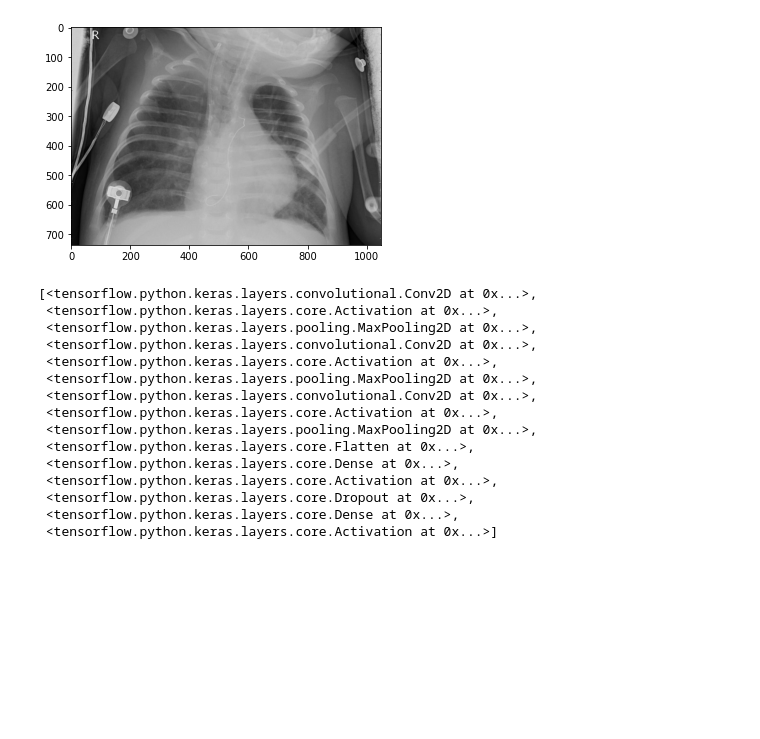
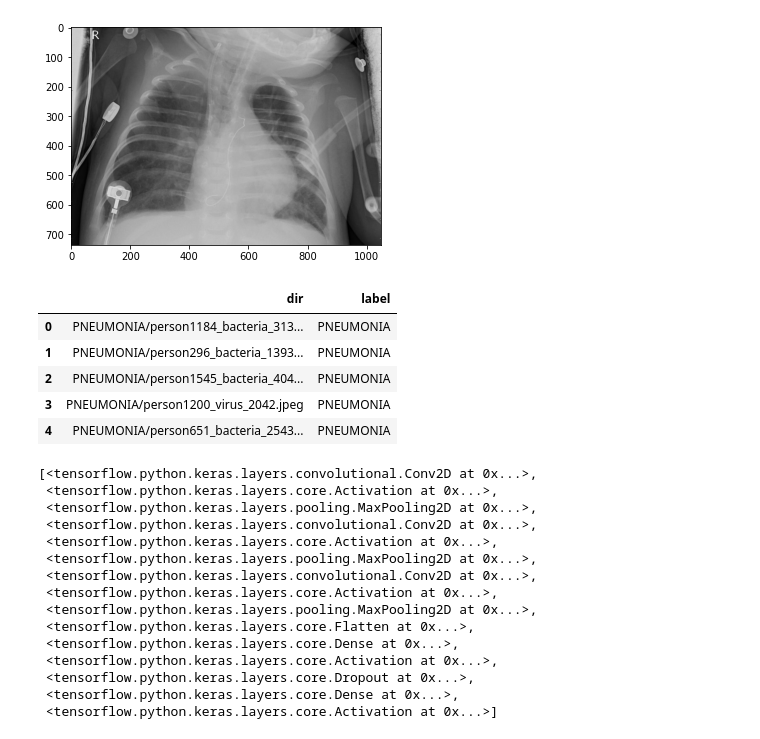
Before and after one commit to maloyan/HW_keras, a Jupyter notebook: hw.ipynb, the cells around one changed output. Saved outputs shown, nothing was run; the diff lists cells and outputs as text; code cells hidden in the pictures; blank space fills up the shorter version.

```diff
--- a/hw.ipynb
+++ b/hw.ipynb
@@ -108,3 +110,29 @@ img_width, img_height = 150, 150
+# %%
+train = []
+train_y = []
+test = []
+test_y = []
+for i in ['PNEUMONIA', 'NORMAL']:
+    for j in os.listdir('./chest_xray/train/' + i + '/'):
+        train.append(i + '/' + j)
+        train_y.append(i)
+
+    for j in os.listdir('./chest_xray/test/' + i + '/'):
+        test.append(i + '/' + j)
+        test_y.append(i)
+#train_ = []
+# %%
+df_train = pd.DataFrame({'dir':train, 'label':train_y})
+df_test = pd.DataFrame({'dir':test, 'label':test_y})
+# %%
+df_train.head()
+# %% [output]
+|  | dir | label |
+| 0 | PNEUMONIA/person1184_bacteria_313... | PNEUMONIA |
+| 1 | PNEUMONIA/person296_bacteria_1393... | PNEUMONIA |
+| 2 | PNEUMONIA/person1545_bacteria_404... | PNEUMONIA |
+| 3 | PNEUMONIA/person1200_virus_2042.jpeg | PNEUMONIA |
+| 4 | PNEUMONIA/person651_bacteria_2543... | PNEUMONIA |
 # %%
 train_data_dir = PATH + 'train'
 validation_data_dir = PATH + 'val'
```
Also changed, not shown: parts of 13 cells of this notebook.
